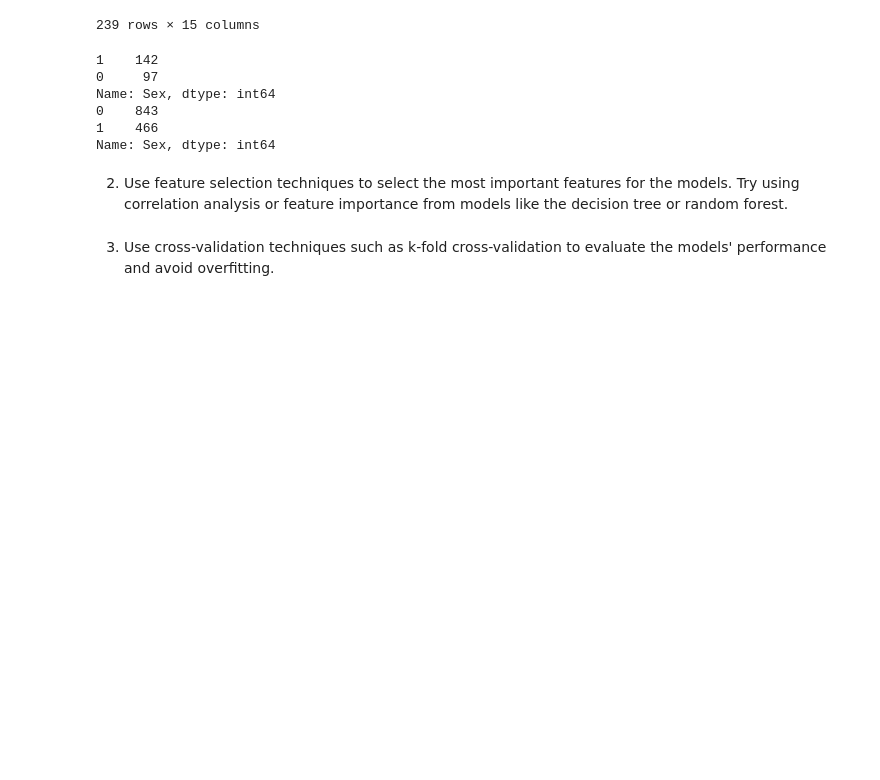
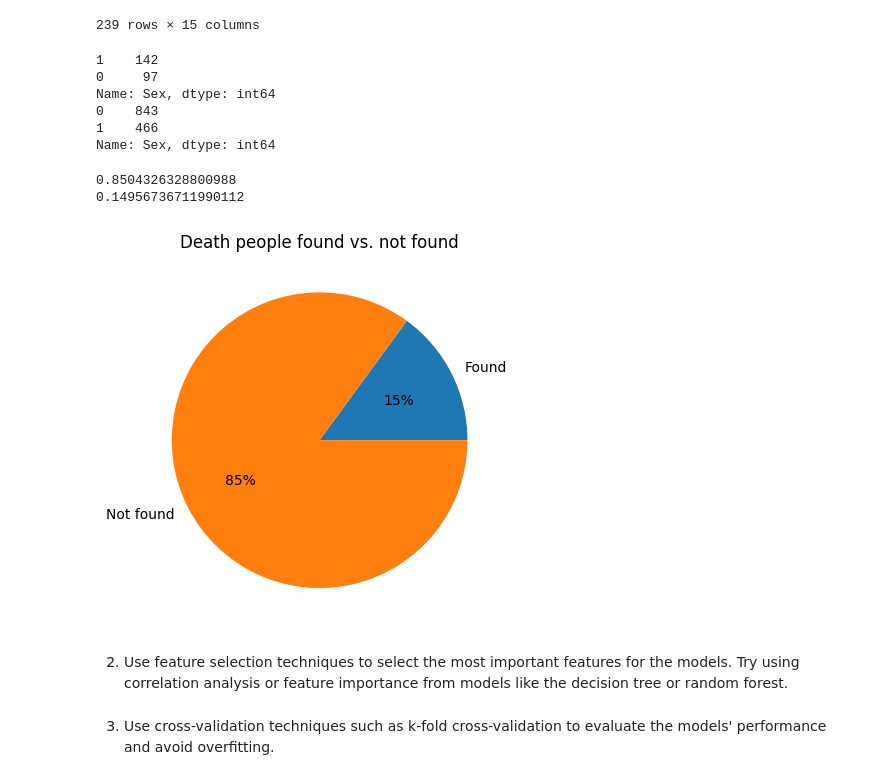
Before and after one commit to HannahCimene/TrioData_Masters, a Jupyter notebook: Files/titanic_dataset/titanic_dataset_hannah.ipynb, the cells around one changed output. Drawn from its saved outputs; the diff is of its cells as text; code cells hidden in the pictures; blank space fills up the shorter version.

```diff
--- a/Files/titanic_dataset/titanic_dataset_hannah.ipynb
+++ b/Files/titanic_dataset/titanic_dataset_hannah.ipynb
@@ -10,7 +10,7 @@
 import pandas as pd
 # import numpy as np
 
-titanic = pd.read_excel("titanic3.xls")
+titanic = pd.read_excel("../data/titanic3.xls")
 # df_21_22 = pd.read_csv('files/grades 21-22_anonymous.csv', sep=';')
 # df_22_23 = pd.read_csv('files/grades 21-22_anonymous.csv', sep=';')
 
@@ -156,6 +156,25 @@ Name: Sex, dtype: int64
 0    843
 1    466
 Name: Sex, dtype: int64
+# %%
+import matplotlib.pyplot as plt
+import seaborn as sns
+labels = ['Found', 'Not found']
+titanic_not_survived = titanic[titanic['Survived'] == 0]
+titanic_found = titanic[(titanic['Survived'] == 0) & (titanic['Body no.'] > 0)]
+perc_titanic_found = titanic_found['Survived'].count()/ titanic_not_survived['Survived'].count()
+# titanic_not_found = titanic[(titanic['Survived'] == 0) & (titanic['Body no.'] != 0)]
+# perc_titanic_not_found = titanic_not_found['Survived'].count() / titanic_not_survived['Survived'].count()
+perc_titanic_not_found = 1-perc_titanic_found
+print(perc_titanic_not_found)
+print(perc_titanic_found)
+plt.pie([perc_titanic_found, perc_titanic_not_found], labels=labels, autopct='%.0f%%')
+plt.title('Death people found vs. not found')
+plt.show()
+# %% [output]
+0.8504326328800988
+0.14956736711990112
+[figure, added]
 # %% [markdown]
 2.	Use feature selection techniques to select the most important features for the models. Try using correlation analysis or feature importance from models like the decision tree or random forest.
 # %% [markdown]
```
